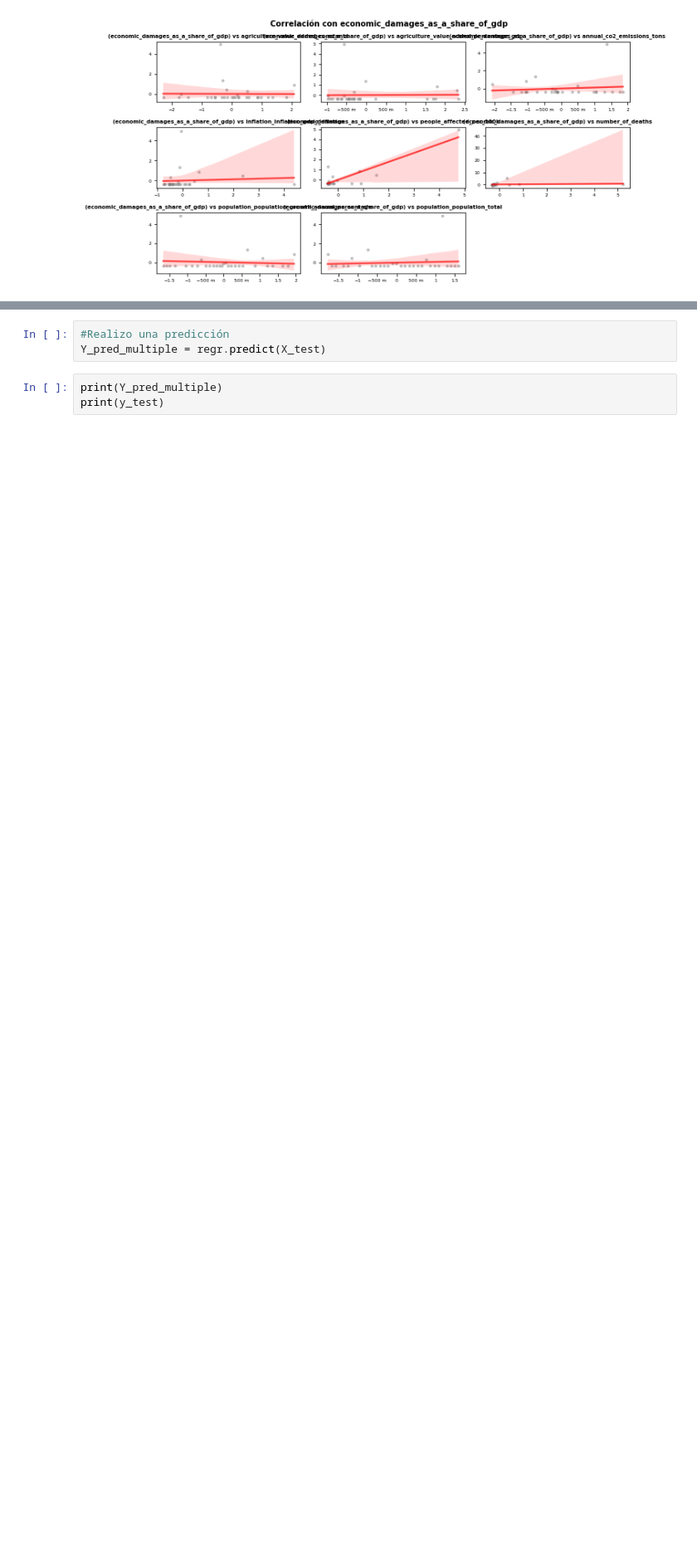
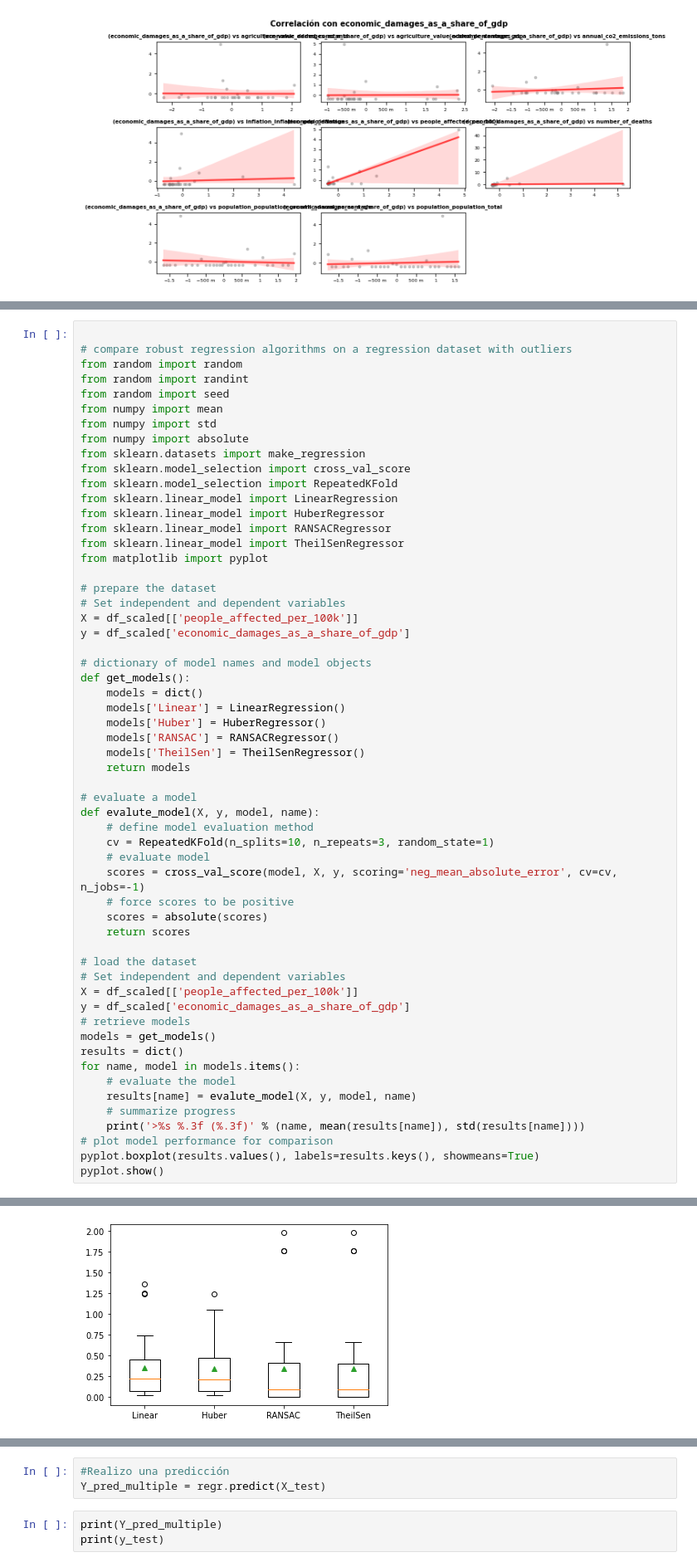
Before and after one commit to LAURYMEOW/Machine-Leraning-Project, a Jupyter notebook: Respaldo/Machine_learning/Notebook.2/HAITI_Correlation_Analysis and Linear Regression Model.ipynb, the cells around one changed output, grey strips where cells are left out. Shown at 83% size. Drawn from its saved outputs; the diff is of its cells as text; blank space fills up the shorter version.

```diff
--- a/Respaldo/Machine_learning/Notebook.2/HAITI_Correlation_Analysis and Linear Regression Model.ipynb
+++ b/Respaldo/Machine_learning/Notebook.2/HAITI_Correlation_Analysis and Linear Regression Model.ipynb
@@ -707,0 +945,58 @@ fig.suptitle('Correlación con economic_damages_as_a_share_of_gdp', fontsize = 1
+# %%
+
+# compare robust regression algorithms on a regression dataset with outliers
+from random import random
+from random import randint
+from random import seed
+from numpy import mean
+from numpy import std
+from numpy import absolute
+from sklearn.datasets import make_regression
+from sklearn.model_selection import cross_val_score
+from sklearn.model_selection import RepeatedKFold
+from sklearn.linear_model import LinearRegression
+from sklearn.linear_model import HuberRegressor
+from sklearn.linear_model import RANSACRegressor
+from sklearn.linear_model import TheilSenRegressor
+from matplotlib import pyplot
+
+# prepare the dataset
+# Set independent and dependent variables
+X = df_scaled[['people_affected_per_100k']]
+y = df_scaled['economic_damages_as_a_share_of_gdp']
+
+# dictionary of model names and model objects
+def get_models():
+	models = dict()
+	models['Linear'] = LinearRegression()
+	models['Huber'] = HuberRegressor()
+	models['RANSAC'] = RANSACRegressor()
+	models['TheilSen'] = TheilSenRegressor()
+	return models
+
+# evaluate a model
+def evalute_model(X, y, model, name):
+	# define model evaluation method
+	cv = RepeatedKFold(n_splits=10, n_repeats=3, random_state=1)
+	# evaluate model
+	scores = cross_val_score(model, X, y, scoring='neg_mean_absolute_error', cv=cv, n_jobs=-1)
+	# force scores to be positive
+	scores = absolute(scores)
+	return scores
+
+# load the dataset
+# Set independent and dependent variables
+X = df_scaled[['people_affected_per_100k']]
+y = df_scaled['economic_damages_as_a_share_of_gdp']
+# retrieve models
+models = get_models()
+results = dict()
+for name, model in models.items():
+	# evaluate the model
+	results[name] = evalute_model(X, y, model, name)
+	# summarize progress
+	print('>%s %.3f (%.3f)' % (name, mean(results[name]), std(results[name])))
+# plot model performance for comparison
+pyplot.boxplot(results.values(), labels=results.keys(), showmeans=True)
+pyplot.show()
+# %% [output]
@@ -707,0 +1007 @@ fig.suptitle('Correlación con economic_damages_as_a_share_of_gdp', fontsize = 1
+[figure, added]
```
Also changed, not shown: parts of 37 cells of this notebook, 1 other file.
